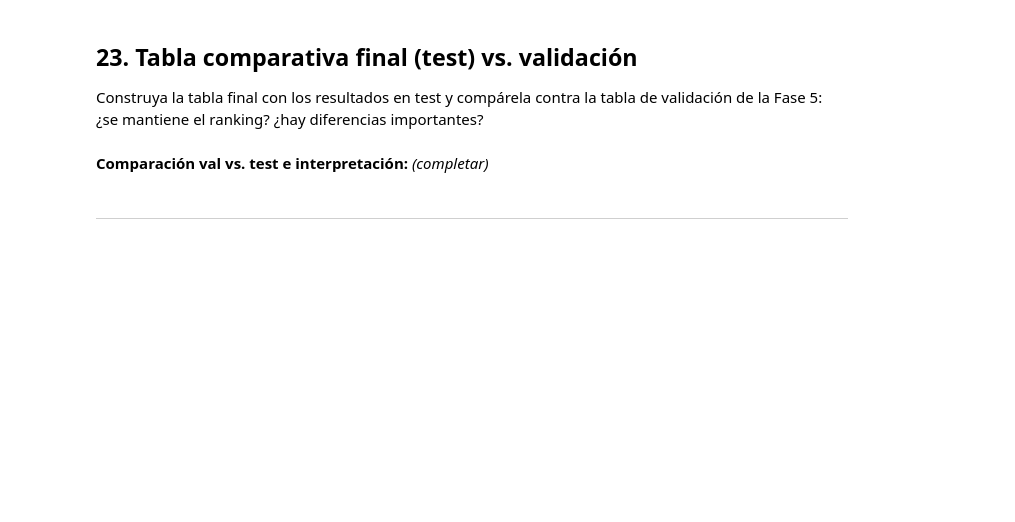
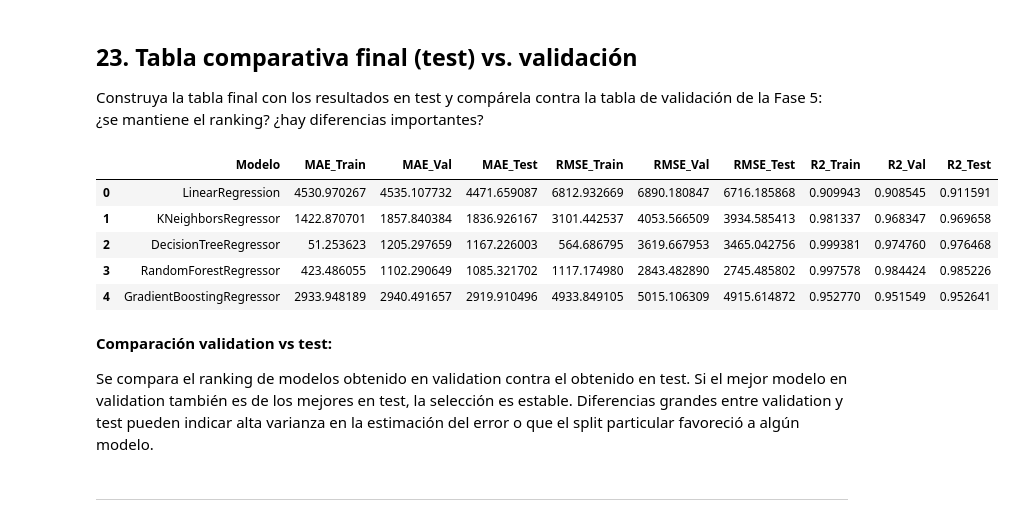
Before and after one commit to Jjes07/FundamentosML-Workshop2, a Jupyter notebook: Regresion.ipynb, the cells around one changed output. Saved outputs shown, nothing was run; the diff lists cells and outputs as text; code cells hidden in the pictures; blank space fills up the shorter version.

Commit message:
Fases 3-6: entrenamiento, métricas, modelos con Git LFS y organización en models/

```diff
--- a/Regresion.ipynb
+++ b/Regresion.ipynb
@@ -894,4 +937,17 @@ Entrene los siguientes modelos sobre el conjunto de entrenamiento: Regresión Li
 
 Para cada modelo, genere las predicciones sobre el conjunto de validación.
 # %%
-# Predicciones de cada modelo sobre X_val:
+# Fase 4: predicciones sobre train, validation y test para cada modelo
+# Las predicciones sobre train permiten detectar sobreajuste (gap train vs val);
+# las de test se reservan para la evaluación final.
+
+predictions = {}
+
+for name, pipeline in models.items():
+    predictions[name] = {
+        'train': pipeline.predict(X_train),
+        'val': pipeline.predict(X_val),
+        'test': pipeline.predict(X_test)
+    }
+
+print("Predicciones generadas para los 5 modelos en train, val y test.")
@@ -930,4 +1035,18 @@ Evalúe TODOS los modelos entrenados sobre el conjunto de test, usando las misma
 
 > ⚠️ El conjunto de test debe permanecer sin tocar hasta este punto.
 # %%
-# Evaluación de todos los modelos sobre X_test:
+# Fase 6: evaluación final de todos los modelos en test
+results_test = []
+
+for name, preds in predictions.items():
+    mae_test, rmse_test, r2_test = eval_metrics(y_test, preds['test'])
+
+    results_test.append({
+        'Modelo': name,
+        'MAE_Test': mae_test,
+        'RMSE_Test': rmse_test,
+        'R2_Test': r2_test
+    })
+
+df_results_test = pd.DataFrame(results_test)
+df_results_test
@@ -936,9 +1062,26 @@ Evalúe TODOS los modelos entrenados sobre el conjunto de test, usando las misma
 
 Construya la tabla final con los resultados en test y compárela contra la tabla de validación de la Fase 5: ¿se mantiene el ranking? ¿hay diferencias importantes?
 # %%
-# Tabla comparativa final en test:
+# Tabla comparativa final: train + validation + test
+df_compare = df_results_train_val.merge(df_results_test, on='Modelo')
+
+cols_orden = ['Modelo',
+              'MAE_Train', 'MAE_Val', 'MAE_Test',
+              'RMSE_Train', 'RMSE_Val', 'RMSE_Test',
+              'R2_Train', 'R2_Val', 'R2_Test']
+df_compare = df_compare[cols_orden]
+df_compare
+# %% [output]
+|  | Modelo | MAE_Train | MAE_Val | MAE_Test | RMSE_Train | RMSE_Val | RMSE_Test | R2_Train | R2_Val | R2_Test |
+| 0 | LinearRegression | 4530.970267 | 4535.107732 | 4471.659087 | 6812.932669 | 6890.180847 | 6716.185868 | 0.909943 | 0.908545 | 0.911591 |
+| 1 | KNeighborsRegressor | 1422.870701 | 1857.840384 | 1836.926167 | 3101.442537 | 4053.566509 | 3934.585413 | 0.981337 | 0.968347 | 0.969658 |
+| 2 | DecisionTreeRegressor | 51.253623 | 1205.297659 | 1167.226003 | 564.686795 | 3619.667953 | 3465.042756 | 0.999381 | 0.974760 | 0.976468 |
+| 3 | RandomForestRegressor | 423.486055 | 1102.290649 | 1085.321702 | 1117.174980 | 2843.482890 | 2745.485802 | 0.997578 | 0.984424 | 0.985226 |
+| 4 | GradientBoostingRegressor | 2933.948189 | 2940.491657 | 2919.910496 | 4933.849105 | 5015.106309 | 4915.614872 | 0.952770 | 0.951549 | 0.952641 |
 # %% [markdown]
-**Comparación val vs. test e interpretación:** *(completar)*
+**Comparación validation vs test:**
+
+Se compara el ranking de modelos obtenido en validation contra el obtenido en test. Si el mejor modelo en validation también es de los mejores en test, la selección es estable. Diferencias grandes entre validation y test pueden indicar alta varianza en la estimación del error o que el split particular favoreció a algún modelo.
 # %% [markdown]
 ---
 # %% [markdown]
```
Also changed, not shown: parts of 20 cells of this notebook, 7 other files.
